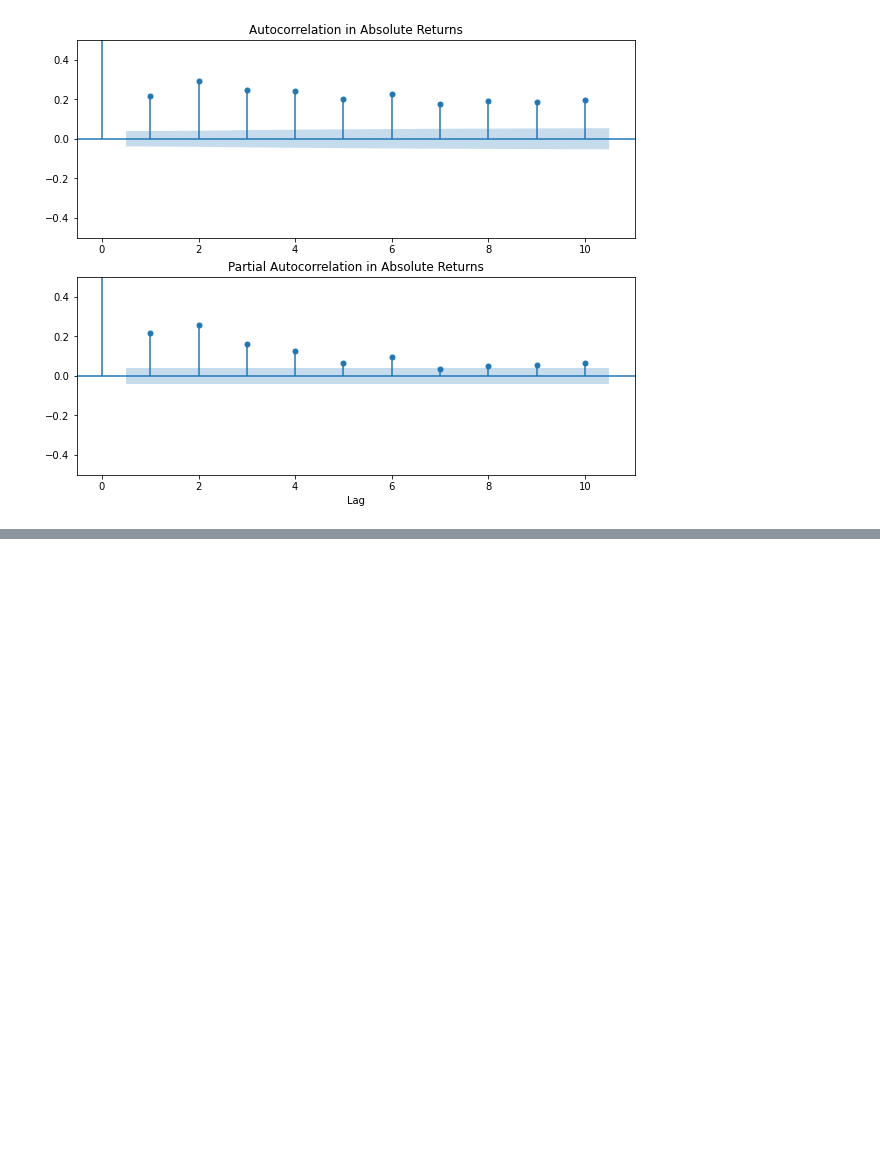
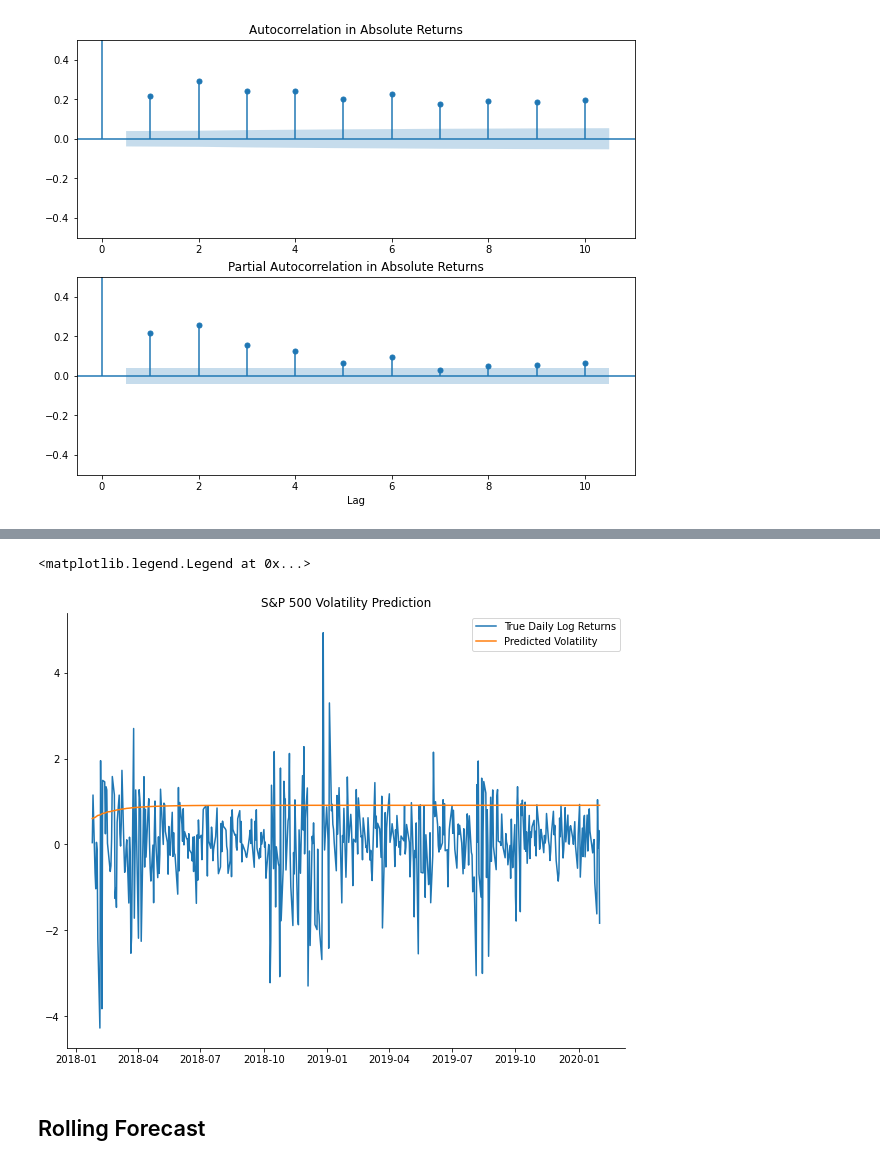
Before and after one commit to danielherrerahsph/SPYtimeseries, a Jupyter notebook: arch_model.ipynb, the cells around one changed output, grey strips where cells are left out. Cells and saved outputs as stored; diff of their text form; code cells hidden in the pictures; blank space fills up the shorter version.

Commit message:
feat: add GARCH(1,1) model+fcst

```diff
--- a/arch_model.ipynb
+++ b/arch_model.ipynb
@@ -207,9 +257,7 @@ We thus first fit a model of GARCH(1,1) and then apply the McLeod-Li test to tho
 # %%
 # fit model GARCH (1,1)
-garch_mod = arch_model(abs_returns, vol='Garch', p=1, q=1)
+y_train, y_test = train_test_split(abs_returns, train_size= 0.8)
+
+garch_mod = arch_model(y_train, mean = "Zero",  vol='Garch', p=1, q=1, rescale=False)
 res_garch = garch_mod.fit()
-
-# Run the McLeod-Li test
-mcleod_test = res_garch.mcleod_li()
-print(mcleod_test.summary())
 # %% [output]
@@ -249,0 +321,3 @@ Required-by:
+# %%
+# forecast the test tset
+yhat = res_garch.forecast(horizon = y_test.shape[0])
@@ -249,0 +334,15 @@ Required-by:
+# %%
+
+fig,ax = plt.subplots(figsize=(10,8))
+ax.spines[['top','right']].set_visible(False)
+# plot test set returns
+plt.plot(diff_ts[-y_test.shape[0]:])
+# plot volatility estimates for test set
+plt.plot(y_test.index, np.sqrt(yhat.variance.values[-1,:]))
+plt.title('S&P 500 Volatility Prediction')
+plt.legend(['True Daily Log Returns', 'Predicted Volatility'])
+# %% [output]
+<matplotlib.legend.Legend at 0x...>
+[figure, added]
+# %% [markdown]
+## Rolling Forecast
```
Also changed, not shown: parts of 26 cells of this notebook.
